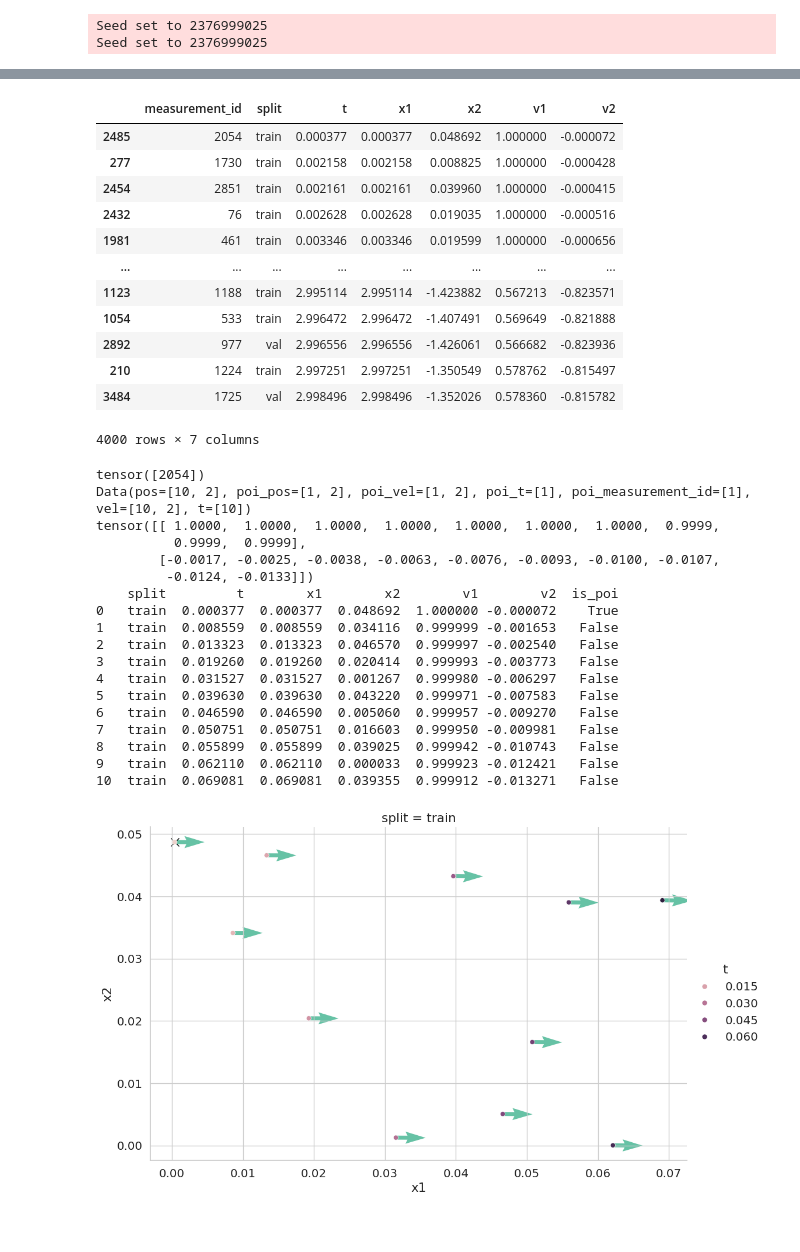
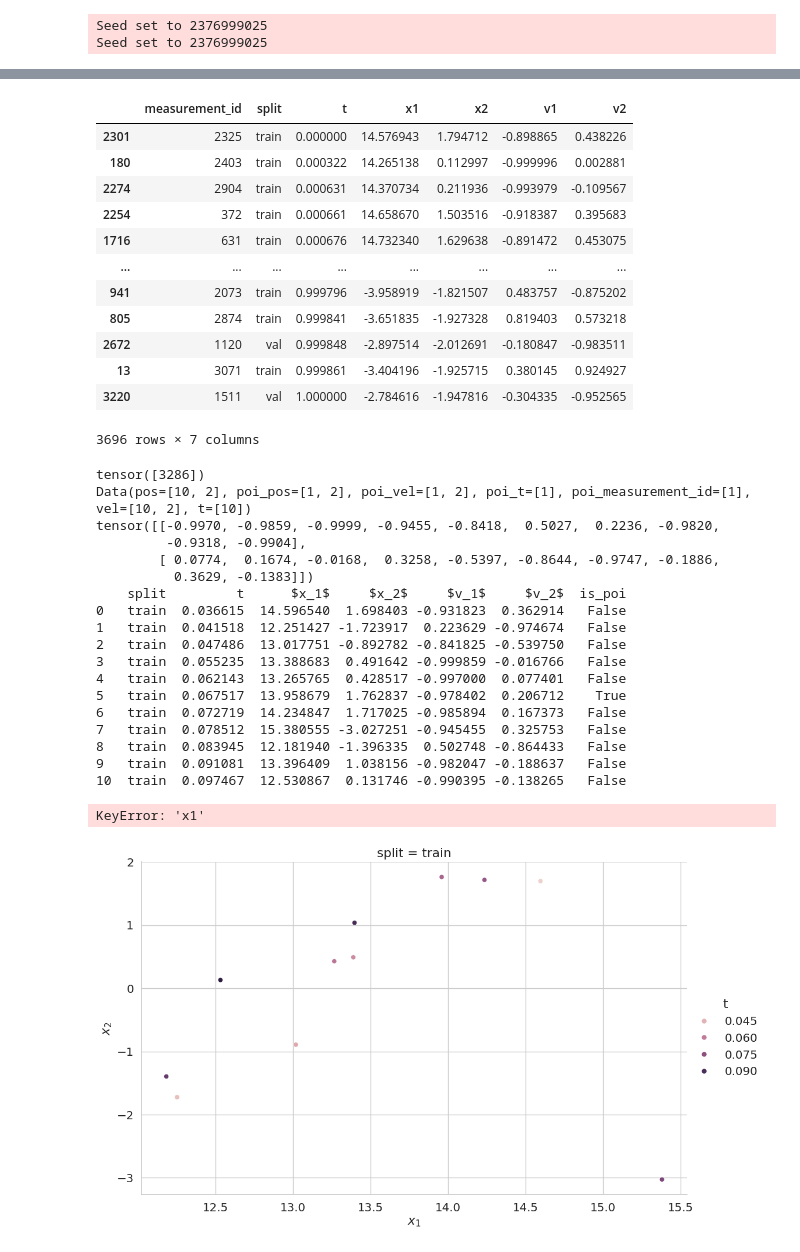
Before and after one commit to Paytonco/velocityPrediction, a Jupyter notebook: notebooks/dataset.ipynb, the cells around one changed output, grey strips where cells are left out. Saved outputs shown, nothing was run; the diff lists cells and outputs as text; code cells hidden in the pictures.

```diff
--- a/notebooks/dataset.ipynb
+++ b/notebooks/dataset.ipynb
@@ -20,8 +20,8 @@ from rna_vel_pred import datasets, utils
 # %%
 with hydra.initialize(version_base=utils.HYDRA_INIT['version_base'], config_path='../conf'):
     cfg = hydra.compose(utils.HYDRA_INIT['config_name'], overrides=[
-        # 'datasets=[{_target_:conf.datasets.H5adUMap,dataset:PANCREAS,umap_dimension:2}]',
-        'datasets=[{_target_:conf.datasets.SimpleMotif}]',
+        'datasets=[{_target_:conf.datasets.H5adUMap,dataset:PANCREAS,umap_dimension:2}]',
+        # 'datasets=[{_target_:conf.datasets.SimpleMotif}]',
         'model=First',
     ])
     engine = conf.get_engine()
@@ -90,21 +90,21 @@ for (row, col, hue), data in plot.facet_data():
 df.sort_values('t')
 # %% [output]
 |  | measurement_id | split | t | x1 | x2 | v1 | v2 |
-| 2485 | 2054 | train | 0.000377 | 0.000377 | 0.048692 | 1.000000 | -0.000072 |
-| 277 | 1730 | train | 0.002158 | 0.002158 | 0.008825 | 1.000000 | -0.000428 |
-| 2454 | 2851 | train | 0.002161 | 0.002161 | 0.039960 | 1.000000 | -0.000415 |
-| 2432 | 76 | train | 0.002628 | 0.002628 | 0.019035 | 1.000000 | -0.000516 |
-| 1981 | 461 | train | 0.003346 | 0.003346 | 0.019599 | 1.000000 | -0.000656 |
+| 2301 | 2325 | train | 0.000000 | 14.576943 | 1.794712 | -0.898865 | 0.438226 |
+| 180 | 2403 | train | 0.000322 | 14.265138 | 0.112997 | -0.999996 | 0.002881 |
+| 2274 | 2904 | train | 0.000631 | 14.370734 | 0.211936 | -0.993979 | -0.109567 |
+| 2254 | 372 | train | 0.000661 | 14.658670 | 1.503516 | -0.918387 | 0.395683 |
+| 1716 | 631 | train | 0.000676 | 14.732340 | 1.629638 | -0.891472 | 0.453075 |
 | ... | ... | ... | ... | ... | ... | ... | ... |
-| 1123 | 1188 | train | 2.995114 | 2.995114 | -1.423882 | 0.567213 | -0.823571 |
-| 1054 | 533 | train | 2.996472 | 2.996472 | -1.407491 | 0.569649 | -0.821888 |
-| 2892 | 977 | val | 2.996556 | 2.996556 | -1.426061 | 0.566682 | -0.823936 |
-| 210 | 1224 | train | 2.997251 | 2.997251 | -1.350549 | 0.578762 | -0.815497 |
-| 3484 | 1725 | val | 2.998496 | 2.998496 | -1.352026 | 0.578360 | -0.815782 |
+| 941 | 2073 | train | 0.999796 | -3.958919 | -1.821507 | 0.483757 | -0.875202 |
+| 805 | 2874 | train | 0.999841 | -3.651835 | -1.927328 | 0.819403 | 0.573218 |
+| 2672 | 1120 | val | 0.999848 | -2.897514 | -2.012691 | -0.180847 | -0.983511 |
+| 13 | 3071 | train | 0.999861 | -3.404196 | -1.925715 | 0.380145 | 0.924927 |
+| 3220 | 1511 | val | 1.000000 | -2.784616 | -1.947816 | -0.304335 | -0.952565 |
-4000 rows × 7 columns
+3696 rows × 7 columns
 # %%
 split = 'train'
-data_idx = 2485
+data_idx = 11
 dataset = splits[split]
 data = dataset[data_idx]
 print(data.poi_measurement_id)
@@ -113,51 +113,52 @@ print(data.vel.T)
 df = pd.DataFrame(dict(
     split=split,
     t=torch.cat([data.t, data.poi_t]),
-    **{f'x{i+1}': x for i, x in enumerate(torch.cat([data.pos, data.poi_pos]).T)},
-    **{f'v{i+1}': v for i, v in enumerate(torch.cat([data.vel, data.poi_vel]).T)},
+    **{f'$x_{i+1}$': x for i, x in enumerate(torch.cat([data.pos, data.poi_pos]).T)},
+    **{f'$v_{i+1}$': v for i, v in enumerate(torch.cat([data.vel, data.poi_vel]).T)},
     is_poi=False,
 ))
 df.loc[df.index[-1], 'is_poi'] = True
 df = df.sort_values('t', ignore_index=True)
 print(df)
 plot = (
     sns.relplot(
         kind='scatter',
         data=df,
         row='split',
         hue='t',
-        x='x1', y='x2',
+        x='$x_1$', y='$x_2$',
         height=7,
         aspect=1.5,
     )
 )
 for (row, col, hue), data in plot.facet_data():
     ax = plot.axes[row][col]
     ax.quiver(
         data['x1'], data['x2'], data['v1'], data['v2'],
         # headwidth=1, headlength=15, headaxislength=2,
         color=None,
         zorder=0,
     )
     data_poi = data.query('is_poi')
     ax.plot(data_poi['x1'], data_poi['x2'], 'kx', markersize=10, zorder=0)
 # %% [output]
-tensor([2054])
+tensor([3286])
 Data(pos=[10, 2], poi_pos=[1, 2], poi_vel=[1, 2], poi_t=[1], poi_measurement_id=[1], vel=[10, 2], t=[10])
-tensor([[ 1.0000,  1.0000,  1.0000,  1.0000,  1.0000,  1.0000,  1.0000,  0.9999,
-          0.9999,  0.9999],
-        [-0.0017, -0.0025, -0.0038, -0.0063, -0.0076, -0.0093, -0.0100, -0.0107,
-         -0.0124, -0.0133]])
-    split         t        x1        x2        v1        v2  is_poi
-0   train  0.000377  0.000377  0.048692  1.000000 -0.000072    True
-1   train  0.008559  0.008559  0.034116  0.999999 -0.001653   False
-2   train  0.013323  0.013323  0.046570  0.999997 -0.002540   False
-3   train  0.019260  0.019260  0.020414  0.999993 -0.003773   False
-4   train  0.031527  0.031527  0.001267  0.999980 -0.006297   False
-5   train  0.039630  0.039630  0.043220  0.999971 -0.007583   False
-6   train  0.046590  0.046590  0.005060  0.999957 -0.009270   False
-7   train  0.050751  0.050751  0.016603  0.999950 -0.009981   False
-8   train  0.055899  0.055899  0.039025  0.999942 -0.010743   False
-9   train  0.062110  0.062110  0.000033  0.999923 -0.012421   False
-10  train  0.069081  0.069081  0.039355  0.999912 -0.013271   False
+tensor([[-0.9970, -0.9859, -0.9999, -0.9455, -0.8418,  0.5027,  0.2236, -0.9820,
+         -0.9318, -0.9904],
+        [ 0.0774,  0.1674, -0.0168,  0.3258, -0.5397, -0.8644, -0.9747, -0.1886,
+          0.3629, -0.1383]])
+    split         t      $x_1$     $x_2$     $v_1$     $v_2$  is_poi
+0   train  0.036615  14.596540  1.698403 -0.931823  0.362914   False
+1   train  0.041518  12.251427 -1.723917  0.223629 -0.974674   False
+2   train  0.047486  13.017751 -0.892782 -0.841825 -0.539750   False
+3   train  0.055235  13.388683  0.491642 -0.999859 -0.016766   False
+4   train  0.062143  13.265765  0.428517 -0.997000  0.077401   False
+5   train  0.067517  13.958679  1.762837 -0.978402  0.206712    True
+6   train  0.072719  14.234847  1.717025 -0.985894  0.167373   False
+7   train  0.078512  15.380555 -3.027251 -0.945455  0.325753   False
+8   train  0.083945  12.181940 -1.396335  0.502748 -0.864433   False
+9   train  0.091081  13.396409  1.038156 -0.982047 -0.188637   False
+10  train  0.097467  12.530867  0.131746 -0.990395 -0.138265   False
+KeyError: 'x1'
-[figure, old version]
+[figure, new version]
```
Also changed, not shown: parts of 2 cells of this notebook.
